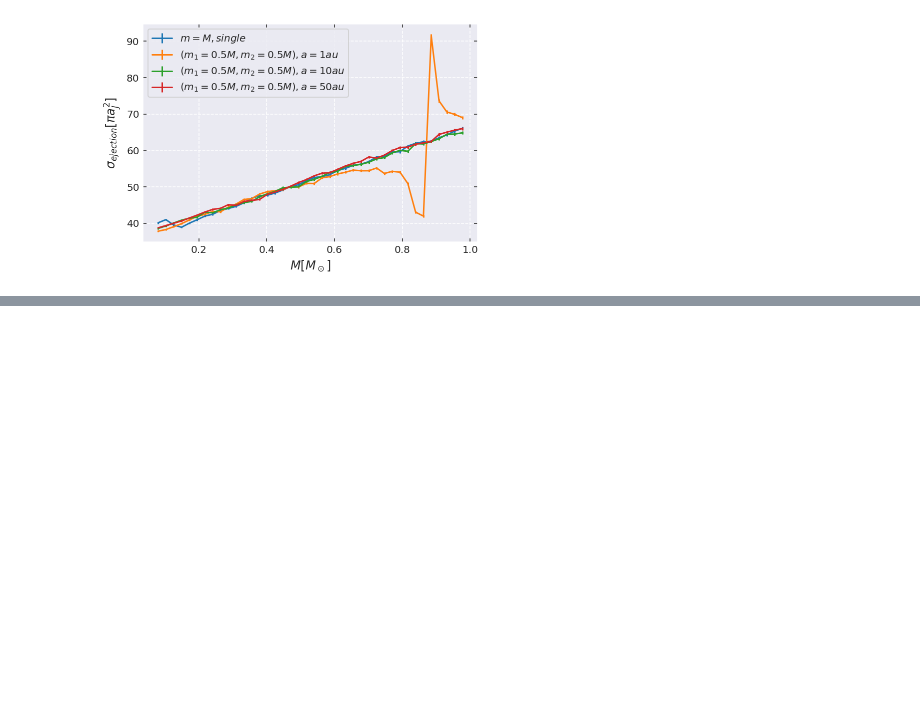
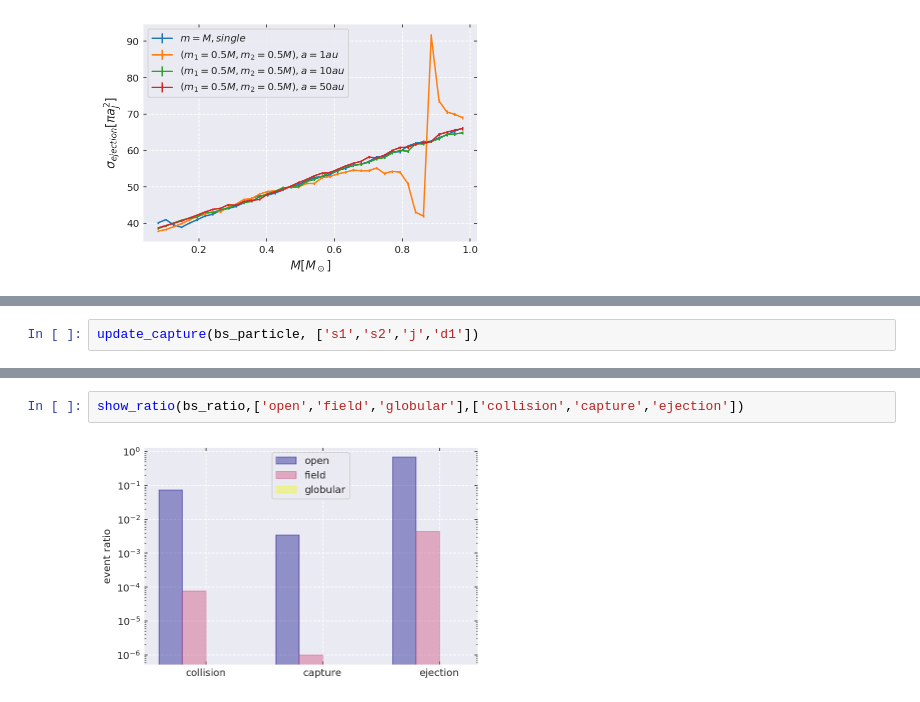
Before and after one commit to YihanWangAstro/giant-planet, a Jupyter notebook: process/giant-planet.ipynb, the cells around one changed output, grey strips where cells are left out. Cells and saved outputs as stored; diff of their text form; blank space fills up the shorter version.

```diff
--- a/process/giant-planet.ipynb
+++ b/process/giant-planet.ipynb
@@ -746,0 +874,2 @@ savefig(plt,'maxwellian-v-stayed-HJ')
+# %%
+update_capture(bs_particle, ['s1','s2','j','d1'])
@@ -746,0 +999,4 @@ savefig(plt,'maxwellian-v-stayed-HJ')
+# %%
+show_ratio(bs_ratio,['open','field','globular'],['collision','capture','ejection'])
+# %% [output]
+[figure, added]
```
Also changed, not shown: parts of 38 cells of this notebook.
